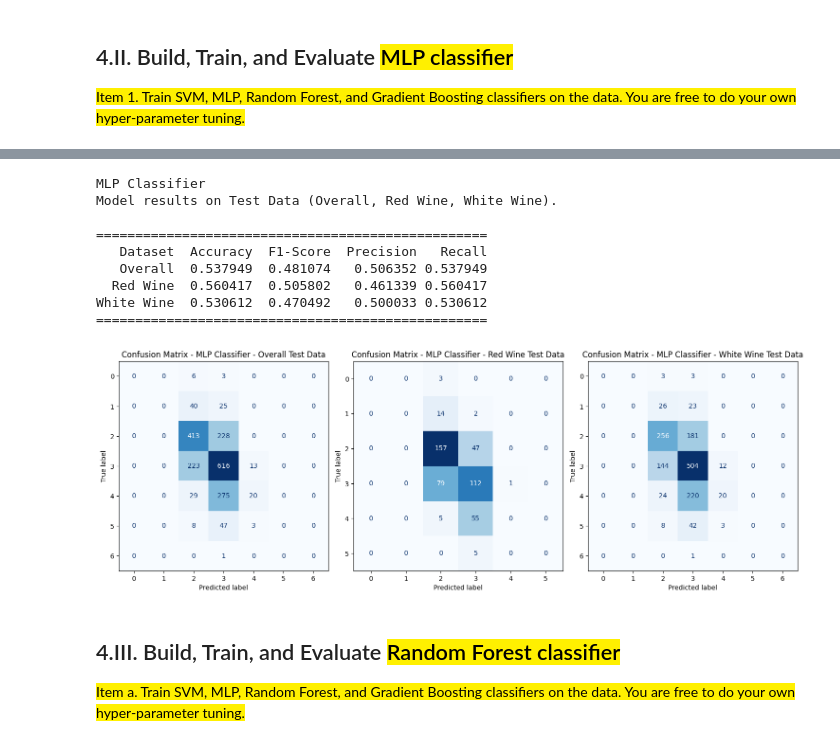
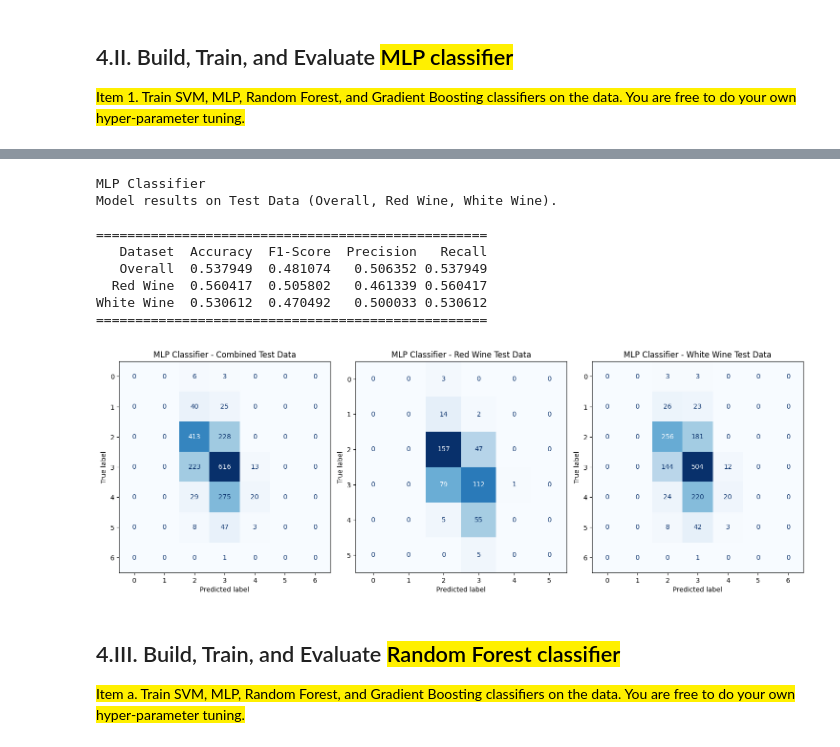
Before and after one commit to jonmaaku/AI221-machine-problems, a Jupyter notebook: mp3/MP3.ipynb, the cells around one changed output, grey strips where cells are left out. Drawn from its saved outputs; the diff is of its cells as text; code cells hidden in the pictures.

```diff
--- a/mp3/MP3.ipynb
+++ b/mp3/MP3.ipynb
@@ -298,7 +300,7 @@ Best parameters for RBF SVM:
   gamma: 0.7386
 # %%
 # Train model with best parameters
-optimized_svm = Pipeline([
+optimized_svm_classifier = Pipeline([
     ('scaler', StandardScaler()),
     ('svm', SVC(
         kernel=best_params_svm['kernel'],
@@ -311,19 +313,19 @@ optimized_svm = Pipeline([
 ])
 
 # Fit the optimized model
-optimized_svm.fit(X_train, y_train)
+optimized_svm_classifier.fit(X_train, y_train)
 # Evaluate
-optimized_svm_result = evaluate_model(
-    optimized_svm,
+optimized_svm_classifier_results = evaluate_model(
+    optimized_svm_classifier,
     X_test, y_test, red_test={"x": X_test_red, "y": y_test_red}, white_test={
         "x": X_test_white, "y": y_test_white
     }
 )
-print_evaluation_results(optimized_svm_result, title="SVM Classifier")
+print_evaluation_results(optimized_svm_classifier_results, title="SVM Classifier")
 plot_confusion_matrix({
-    'y_pred': [optimized_svm.predict(X_test), optimized_svm.predict(X_test_red), optimized_svm.predict(X_test_white)],
+    'y_pred': [optimized_svm_classifier.predict(X_test), optimized_svm_classifier.predict(X_test_red), optimized_svm_classifier.predict(X_test_white)],
     'y_test': [y_test, y_test_red, y_test_white],
-    'model_name': ["SVM Classifier - Overall Test Data", "SVM Classifier - Red Wine Test Data", "SVM Classifier - White Wine Test Data"]
+    'model_name': ["SVM Classifier - Combined Test Data", "SVM Classifier - Red Wine Test Data", "SVM Classifier - White Wine Test Data"]
 })
 # %% [output]
 SVM Classifier
@@ -360,19 +362,19 @@ model_params = {'alpha': loguniform(1e-4, 10),
 cv = RepeatedStratifiedKFold(n_splits=5, n_repeats=3)
 
 n_iter = 50
-optimized_mlp = RandomizedSearchCV(MLPClassifier(max_iter=5000), cv=cv,
+optimized_mlp_classifier = RandomizedSearchCV(MLPClassifier(max_iter=5000), cv=cv,
                                    param_distributions=model_params,
                                    n_iter=n_iter, verbose=1)
 
 start = time()
-optimized_mlp.fit(X_train, y_train)
+optimized_mlp_classifier.fit(X_train, y_train)
 print("RandomizedSearchCV took %.2f seconds for %d candidates parameter settings."
         % ((time() - start), n_iter))
 
 # Print best parameters after tuning
-print(optimized_mlp.best_params_)
+print(optimized_mlp_classifier.best_params_)
 
 # Print how our model looks after hyper-parameter tuning
-print(optimized_mlp.best_estimator_)
+print(optimized_mlp_classifier.best_estimator_)
 # %% [output]
 Fitting 15 folds for each of 50 candidates, totalling 750 fits
@@ -382,32 +384,32 @@ MLPClassifier(activation='logistic', alpha=np.float64(0.0042258746449961694),
               hidden_layer_sizes=6, max_iter=5000)
 # %%
 
-y = optimized_mlp.predict(X_test)
+y = optimized_mlp_classifier.predict(X_test)
 
-optimized_mlp_result = evaluate_model(
-    optimized_mlp,
+optimized_mlp_classifier_results = evaluate_model(
+    optimized_mlp_classifier,
     X_test, y_test, red_test={"x": X_test_red, "y": y_test_red}, white_test={
         "x": X_test_white, "y": y_test_white
     }
 )
 
-print_evaluation_results(optimized_mlp_result, title="MLP Classifier")
+print_evaluation_results(optimized_mlp_classifier_results, title="MLP Classifier")
 plot_confusion_matrix({
-    'y_pred': [optimized_mlp.predict(X_test), optimized_mlp.predict(X_test_red), optimized_mlp.predict(X_test_white)],
+    'y_pred': [optimized_mlp_classifier.predict(X_test), optimized_mlp_classifier.predict(X_test_red), optimized_mlp_classifier.predict(X_test_white)],
     'y_test': [y_test, y_test_red, y_test_white],
-    'model_name': ["MLP Classifier - Overall Test Data", "MLP Classifier - Red Wine Test Data", "MLP Classifier - White Wine Test Data"]
+    'model_name': ["MLP Classifier - Combined Test Data", "MLP Classifier - Red Wine Test Data", "MLP Classifier - White Wine Test Data"]
 })
 # %% [output]
 MLP Classifier
 Model results on Test Data (Overall, Red Wine, White Wine).
 
 ==================================================
    Dataset  Accuracy  F1-Score  Precision   Recall
    Overall  0.537949  0.481074   0.506352 0.537949
   Red Wine  0.560417  0.505802   0.461339 0.560417
 White Wine  0.530612  0.470492   0.500033 0.530612
 ==================================================
-[figure, old version]
+[figure, new version]
 # %% [markdown]
 ## 4.III. Build, Train, and Evaluate <mark style="background-color: #fff000;"> Random Forest classifier </mark>
 
```
Also changed, not shown: parts of 33 cells of this notebook.
